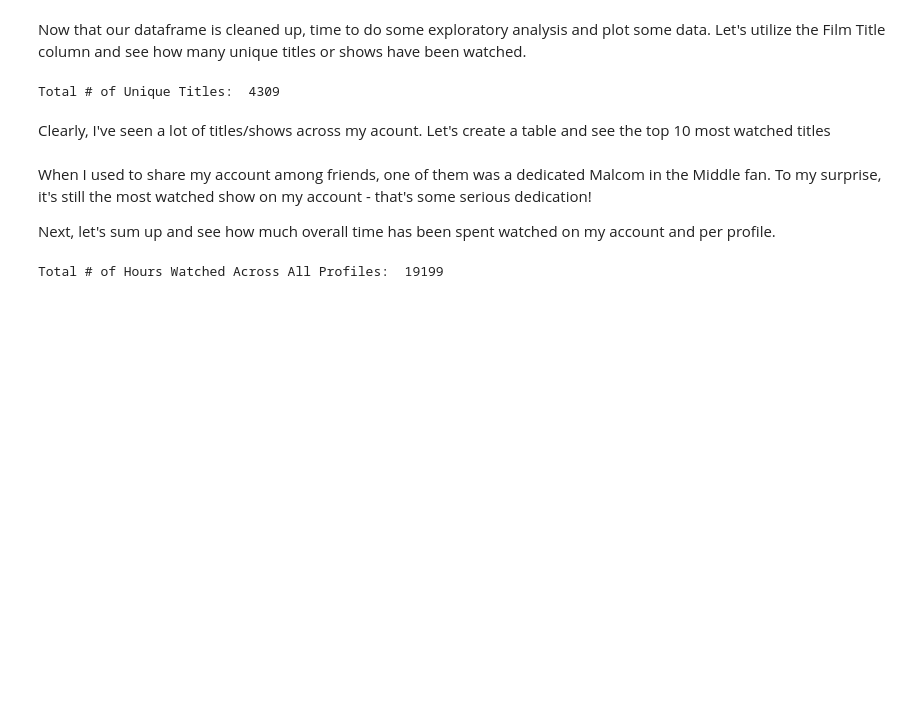
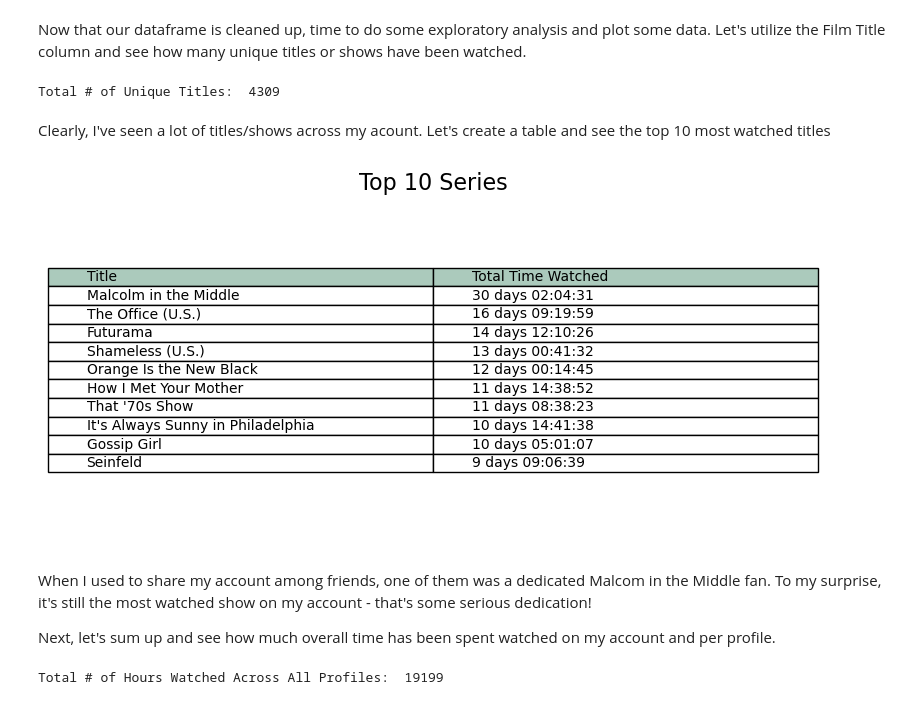
Before and after one commit to jon-vargas/python-projects, a Jupyter notebook: netflix_analysis.ipynb, the cells around one changed output. Saved outputs shown, nothing was run; the diff lists cells and outputs as text; code cells hidden in the pictures; blank space fills up the shorter version.

Commit message:
Update netflix_analysis.ipynb
Converted ploty top10 table to use matplotlib

```diff
--- a/netflix_analysis.ipynb
+++ b/netflix_analysis.ipynb
@@ -192,3 +176,38 @@ table.update_layout(title_text="Top 10 Series", title_x=0.5,width=700,height=450
+# %%
+# A table that shows the top 10 most watched films/series across all profiles
+top10 = df.groupby(['Film Title'])['Duration'].sum().nlargest(10)
+
+# Create a table with Matplotlib
+fig, ax = plt.subplots(figsize=(8, 4))
+ax.axis('off')  # Hide axes
+
+# Define table data
+table_data = []
+for title, time_watched in zip(top10.index, top10.values):
+    table_data.append([title, pd.to_timedelta(time_watched)])
+
+# Define table columns and colors
+columns = ['Title', 'Total Time Watched']
+col_colors = ['#abcabc']
+
+# Create the table
+ax.table(cellText=table_data,
+         colLabels=columns,
+         colColours=col_colors* len(table_data),
+         colLoc='left',
+         cellLoc='left',
+         loc='center')
+
+# Set plot title
+plt.title("Top 10 Series", fontsize=16)
+
+# Adjust layout
+plt.tight_layout()
+
+# Show the plot
+plt.show()
+# %% [output]
+[figure, added]
 # %% [markdown]
 <p> When I used to share my account among friends, one of them was a dedicated Malcom in the Middle fan. To my surprise, it's still the most watched show on my account - that's some serious dedication! </p>
 
```
Also changed, not shown: parts of 3 cells of this notebook.
